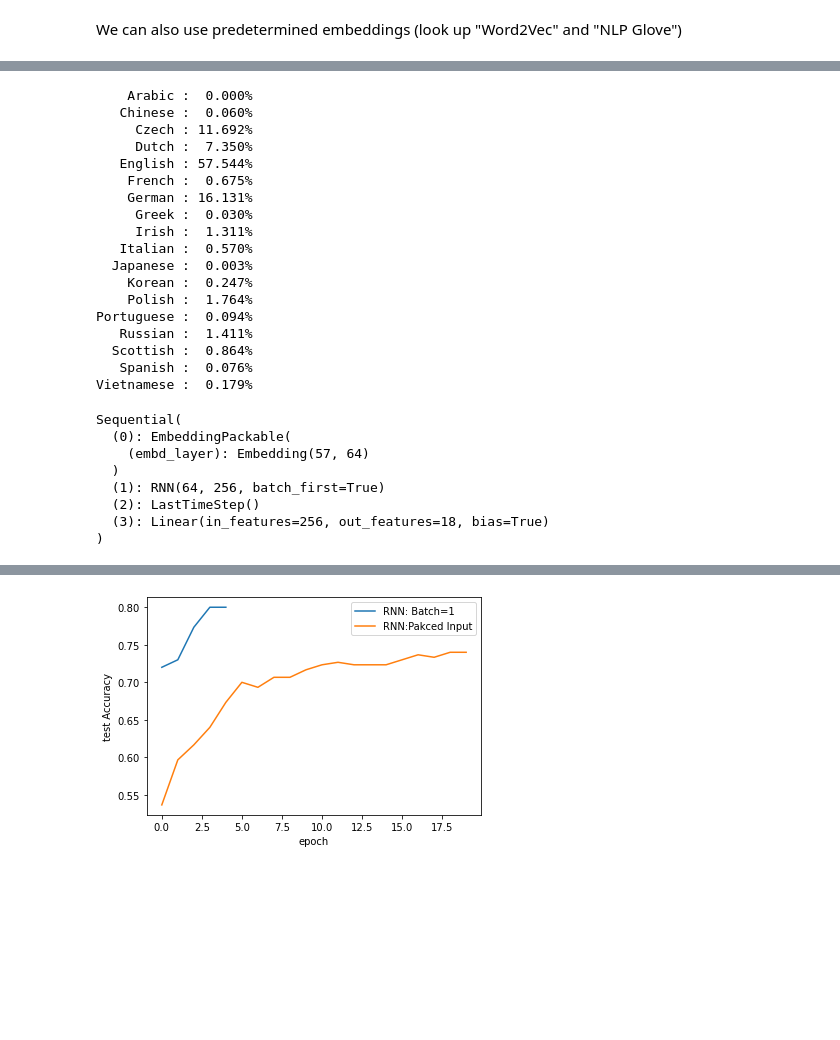
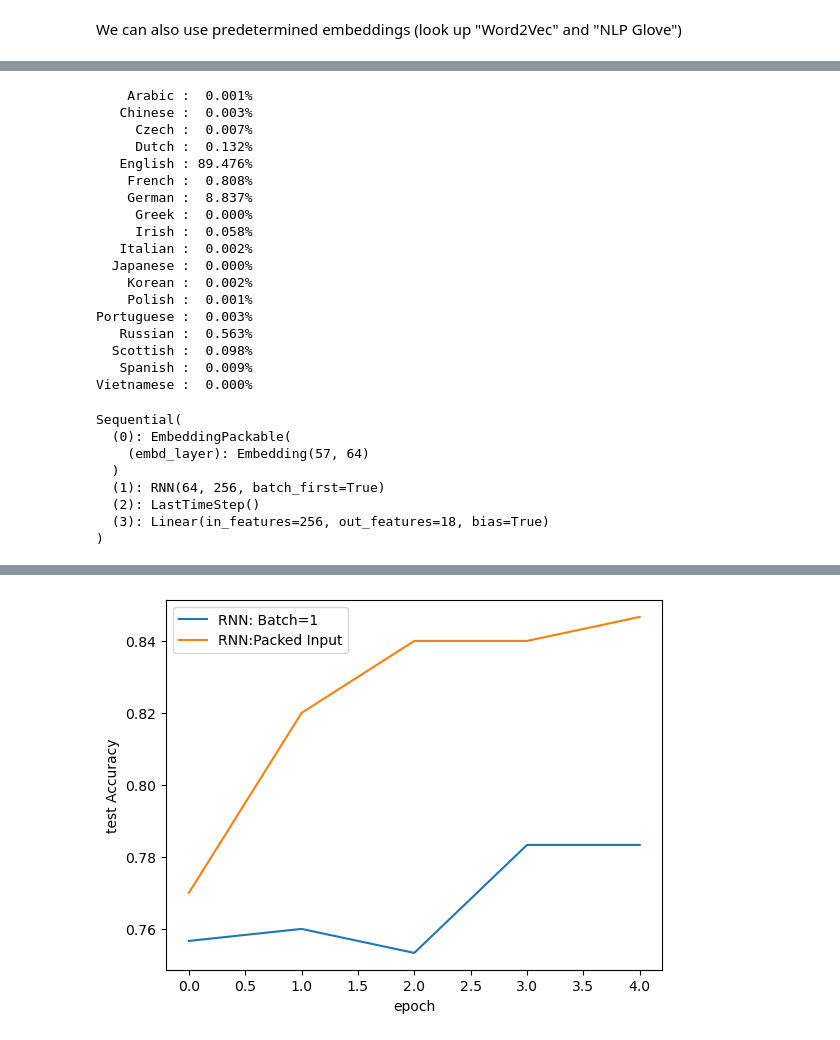
Before and after one commit to DataScienceUWL/MTH480_Deep_Learning, a Jupyter notebook: Week_08/Chapter_4.ipynb, the cells around one changed output, grey strips where cells are left out. Cells and saved outputs as stored; diff of their text form; code cells hidden in the pictures; blank space fills up the shorter version.

```diff
--- a/Week_08/Chapter_4.ipynb
+++ b/Week_08/Chapter_4.ipynb
@@ -255,7 +276,13 @@ first_rnn = nn.Sequential(
 )
 # %%
 loss_func = nn.CrossEntropyLoss()
-batch_one_train = train_simple_network(first_rnn, loss_func, train_loader, test_loader=test_loader, score_funcs={'Accuracy': accuracy_score}, device=device, epochs=5)
+batch_one_train = train_simple_network(first_rnn,
+                                       loss_func,
+                                       train_loader,
+                                       test_loader=test_loader,
+                                       score_funcs={'Accuracy': accuracy_score},
+                                       device=device,
+                                       epochs=5)
 # %%
 sns.lineplot(x='epoch', y='test Accuracy', data=batch_one_train, label='RNN')
 # %% [output]
@@ -264,28 +291,31 @@ sns.lineplot(x='epoch', y='test Accuracy', data=batch_one_train, label='RNN')
 # %%
-pred_rnn = first_rnn.to("cpu").eval()
-with torch.no_grad():
-    preds = F.softmax(pred_rnn(dataset.string2InputVec("frank").reshape(1,-1)), dim=-1)
-    for class_id in range(len(dataset.label_names)):
-        print(f'{dataset.label_names[class_id]:>10} : {100*preds[0,class_id].item():6.3f}%')
+def name_to_probs(model,name):
+    pred_rnn = model.to("cpu").eval()
+    with torch.no_grad():
+        preds = F.softmax(pred_rnn(dataset.string2InputVec(name).reshape(1,-1)), dim=-1)
+        for class_id in range(len(dataset.label_names)):
+            print(f'{dataset.label_names[class_id]:>10} : {100*preds[0,class_id].item():6.3f}%')
+
+name_to_probs(first_rnn,"baggett")
 # %% [output]
-    Arabic :  0.000%
-   Chinese :  0.060%
-     Czech : 11.692%
-     Dutch :  7.350%
-   English : 57.544%
-    French :  0.675%
-    German : 16.131%
-     Greek :  0.030%
-     Irish :  1.311%
-   Italian :  0.570%
-  Japanese :  0.003%
-    Korean :  0.247%
-    Polish :  1.764%
-Portuguese :  0.094%
-   Russian :  1.411%
-  Scottish :  0.864%
-   Spanish :  0.076%
-Vietnamese :  0.179%
+    Arabic :  0.001%
+   Chinese :  0.003%
+     Czech :  0.007%
+     Dutch :  0.132%
+   English : 89.476%
+    French :  0.808%
+    German :  8.837%
+     Greek :  0.000%
+     Irish :  0.058%
+   Italian :  0.002%
+  Japanese :  0.000%
+    Korean :  0.002%
+    Polish :  0.001%
+Portuguese :  0.003%
+   Russian :  0.563%
+  Scottish :  0.098%
+   Spanish :  0.009%
+Vietnamese :  0.000%
 # %%
 def pad_and_pack(batch):
     #1, 2, & 3: organize the batch input lengths, inputs, and outputs as seperate lists
@@ -297,9 +327,9 @@ def pad_and_pack(batch):
         labels.append(y)
         lengths.append(x.shape[0]) #Assume shape is (T, *)
     #4: create the padded version of the input
-    x_padded = torch.nn.utils.rnn.pad_sequence(input_tensors, batch_first=False)
+    x_padded = torch.nn.utils.rnn.pad_sequence(input_tensors, batch_first=True)
     #5: create the packed version from the padded & lengths
-    x_packed = torch.nn.utils.rnn.pack_padded_sequence(x_padded, lengths, batch_first=False, enforce_sorted=False)
+    x_packed = torch.nn.utils.rnn.pack_padded_sequence(x_padded, lengths, batch_first=True, enforce_sorted=False)
     #Convert the lengths into a tensor
     y_batched = torch.as_tensor(labels, dtype=torch.long)
     #6: return a tuple of the packed inputs and their labels
@@ -328,7 +358,7 @@ class EmbeddingPackable(nn.Module):
         else:#apply to normal data
             return self.embd_layer(input)
 # %%
-B = 16
+B = 32
 train_loader = DataLoader(train_data, batch_size=B, shuffle=True, collate_fn=pad_and_pack)
 test_loader = DataLoader(test_data, batch_size=B, shuffle=False, collate_fn=pad_and_pack)
 # %%
@@ -350,8 +380,15 @@ Sequential(
   (3): Linear(in_features=256, out_features=18, bias=True)
 )
 # %%
-packed_train = train_simple_network(rnn_packed, loss_func, train_loader, test_loader=test_loader, score_funcs={'Accuracy': accuracy_score}, device=device, epochs=20)
+loss_func = nn.CrossEntropyLoss()
+packed_train = train_simple_network(rnn_packed,
+                                    loss_func,
+                                    train_loader,
+                                    test_loader=test_loader,
+                                    score_funcs={'Accuracy': accuracy_score},
+                                    device=device,
+                                    epochs=5)
 # %%
 sns.lineplot(x='epoch', y='test Accuracy', data=batch_one_train, label='RNN: Batch=1')
-sns.lineplot(x='epoch', y='test Accuracy', data=packed_train, label='RNN:Pakced Input')
+sns.lineplot(x='epoch', y='test Accuracy', data=packed_train, label='RNN:Packed Input')
 # %% [output]
@@ -359,3 +396,3 @@ sns.lineplot(x='epoch', y='test Accuracy', data=packed_train, label='RNN:Pakced
-[figure, old version]
+[figure, new version]
 # %%
 sns.lineplot(x='total time', y='test Accuracy', data=batch_one_train, label='RNN: Batch=1')
```
Also changed, not shown: parts of 14 cells of this notebook, 3 other files.
